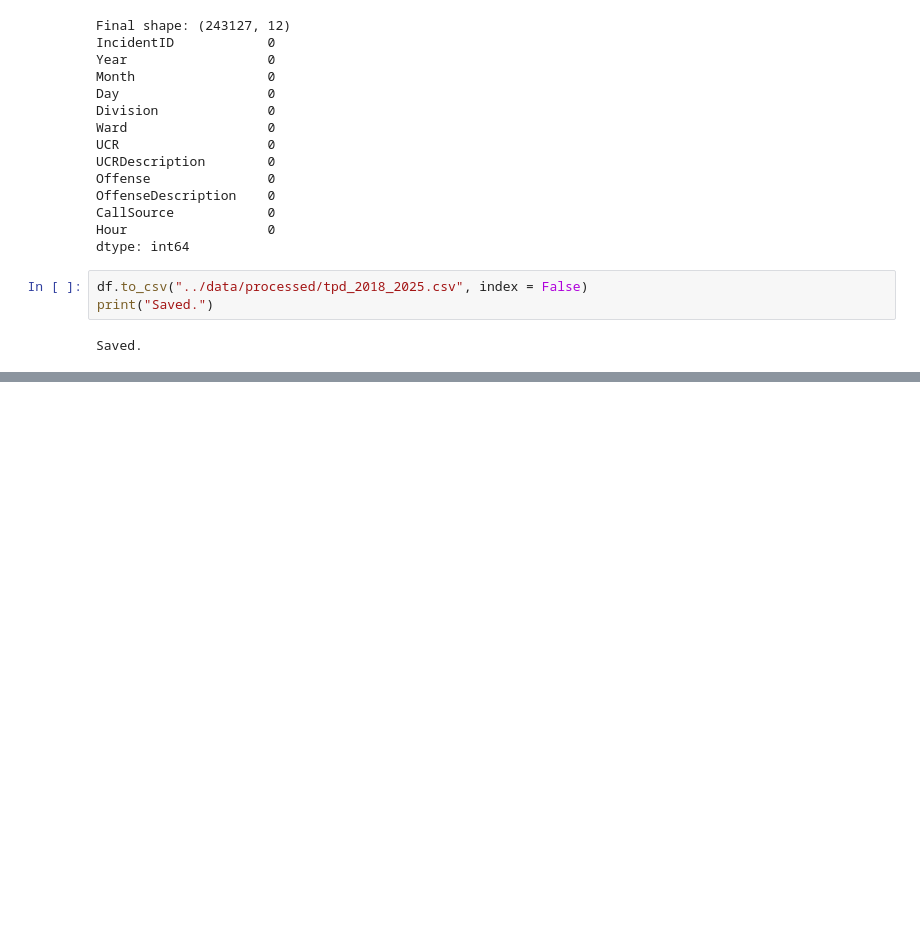
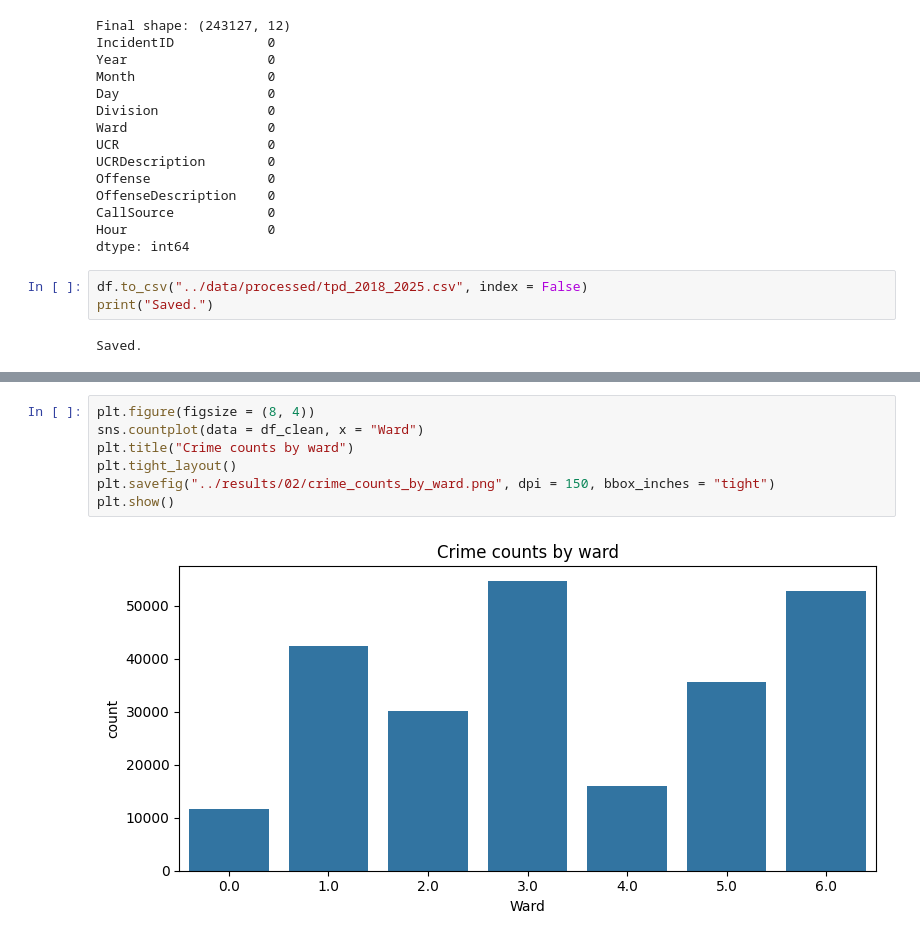
Before and after one commit to viswakaruturi/tucson-crime-insights, a Jupyter notebook: notebooks/02_preprocessing.ipynb, the cells around one changed output, grey strips where cells are left out. Drawn from its saved outputs; the diff is of its cells as text; blank space fills up the shorter version.

```diff
--- a/notebooks/02_preprocessing.ipynb
+++ b/notebooks/02_preprocessing.ipynb
@@ -179,0 +208,9 @@ plt.show()
+# %%
+plt.figure(figsize = (8, 4))
+sns.countplot(data = df_clean, x = "Ward")
+plt.title("Crime counts by ward")
+plt.tight_layout()
+plt.savefig("../results/02/crime_counts_by_ward.png", dpi = 150, bbox_inches = "tight")
+plt.show()
+# %% [output]
+[figure, added]
```
Also changed, not shown: parts of 15 cells of this notebook, 18 other files.
